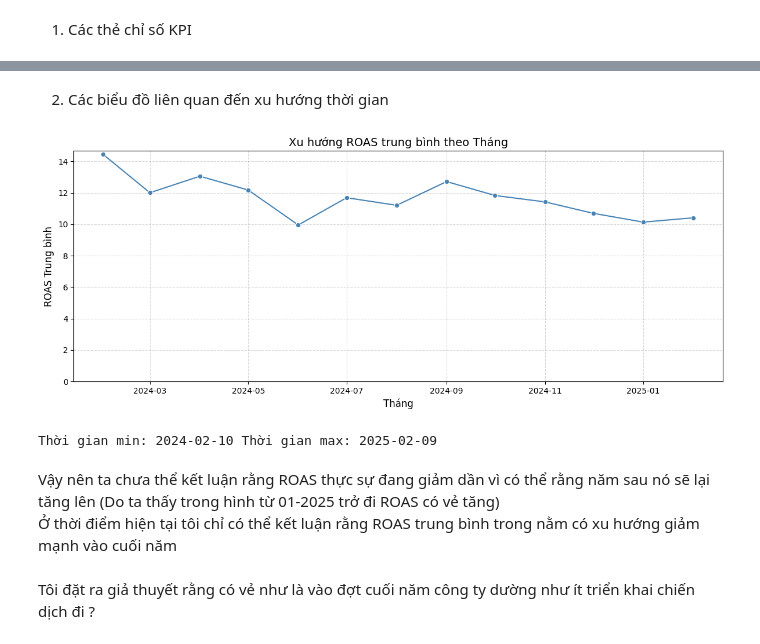
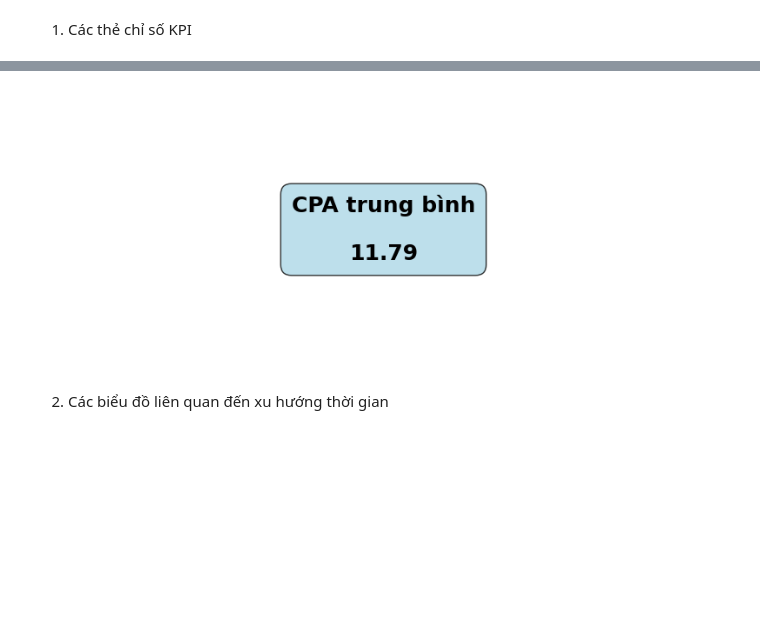
Before and after one commit to thethien8a/Marketing-Campaign-Analysis, a Jupyter notebook: project_2/Data_Analysis.ipynb, the cells around one changed output, grey strips where cells are left out. Saved outputs shown, nothing was run; the diff lists cells and outputs as text; code cells hidden in the pictures; blank space fills up the shorter version.

```diff
--- a/project_2/Data_Analysis.ipynb
+++ b/project_2/Data_Analysis.ipynb
@@ -166,28 +164,8 @@ plt.show()
+# %%
+# CPA trung bình
+avg_cpa = df["Budget"].sum() / total_conversions
+card_plot("CPA trung bình", f'{avg_cpa:.2f}')
+# %% [output]
+[figure, added]
 # %% [markdown]
 2. Các biểu đồ liên quan đến xu hướng thời gian
-# %%
-monthly_roas = df.groupby(df['Date'].dt.to_period('M'))['ROAS'].mean().reset_index()
-monthly_roas['Date'] = monthly_roas['Date'].dt.to_timestamp()
-
-plt.figure(figsize=(12, 5))
-sns.lineplot(data=monthly_roas, x="Date", y="ROAS", marker='o', color='steelblue')
-plt.title("Xu hướng ROAS trung bình theo Tháng", fontsize=14)
-plt.xlabel("Tháng", fontsize=12)
-plt.ylabel("ROAS Trung bình", fontsize=12)
-plt.ylim(0, None) # Tôi bắt buộc phải thêm cái này để tránh đánh lừa thị giác
-plt.grid(True, linestyle='--', alpha=0.5)
-plt.tight_layout()
-plt.show()
-# %% [output]
-[figure, removed]
-# %%
-# Như chúng ta thấy, ROAS trung bình theo thời gian có xu hướng giảm dần.
-# Thế nhưng nếu ta để ý kĩ thì thực ra dữ liệu này chỉ được thu thập trong khoảng thời gian 1 năm
-print("Thời gian min:",df["Date"].dt.date.min(),"Thời gian max:", df["Date"].dt.date.max())
-# %% [output]
-Thời gian min: 2024-02-10 Thời gian max: 2025-02-09
-# %% [markdown]
-Vậy nên ta chưa thể kết luận rằng ROAS thực sự đang giảm dần vì có thể rằng năm sau nó sẽ lại tăng lên (Do ta thấy trong hình từ 01-2025 trở đi ROAS có vẻ tăng)
-Ở thời điểm hiện tại tôi chỉ có thể kết luận rằng ROAS trung bình trong nằm có xu hướng giảm mạnh vào cuối năm
-# %% [markdown]
-Tôi đặt ra giả thuyết rằng có vẻ như là vào đợt cuối năm công ty dường như ít triển khai chiến dịch đi ?
```
Also changed, not shown: parts of 66 cells of this notebook, 2 other files.
